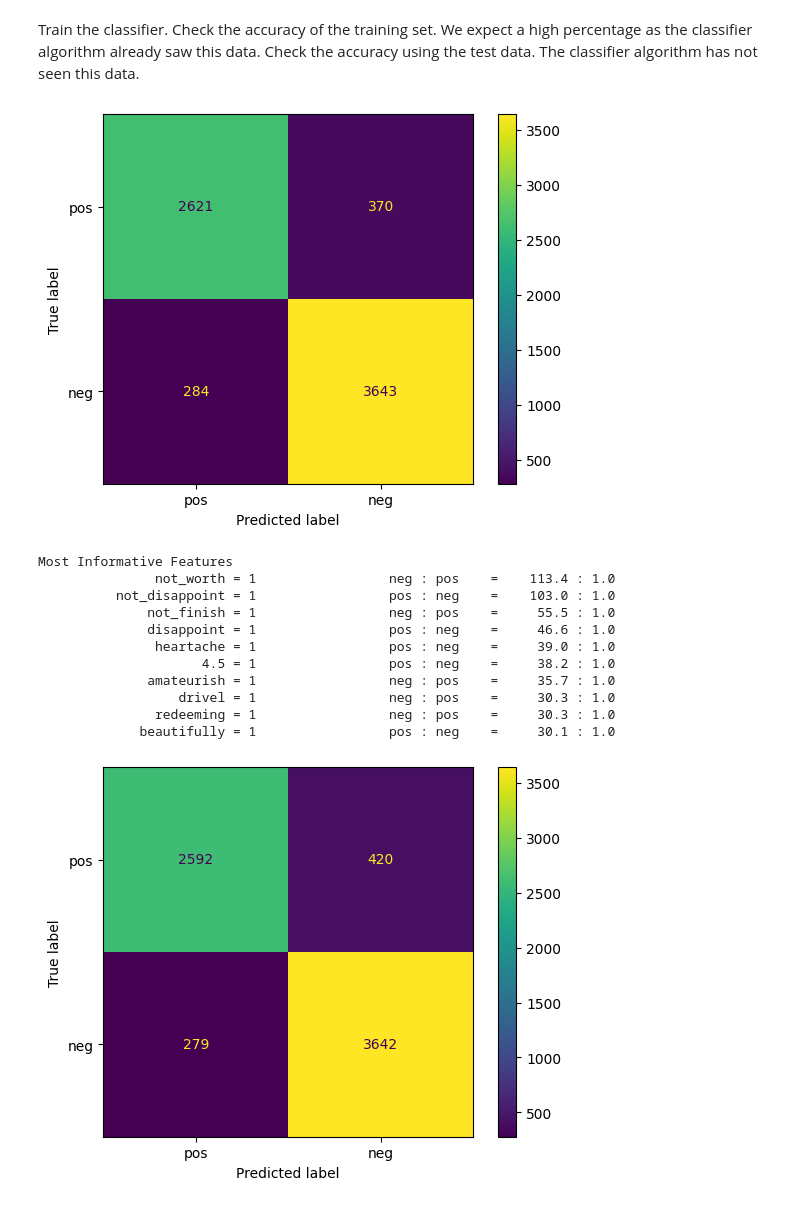
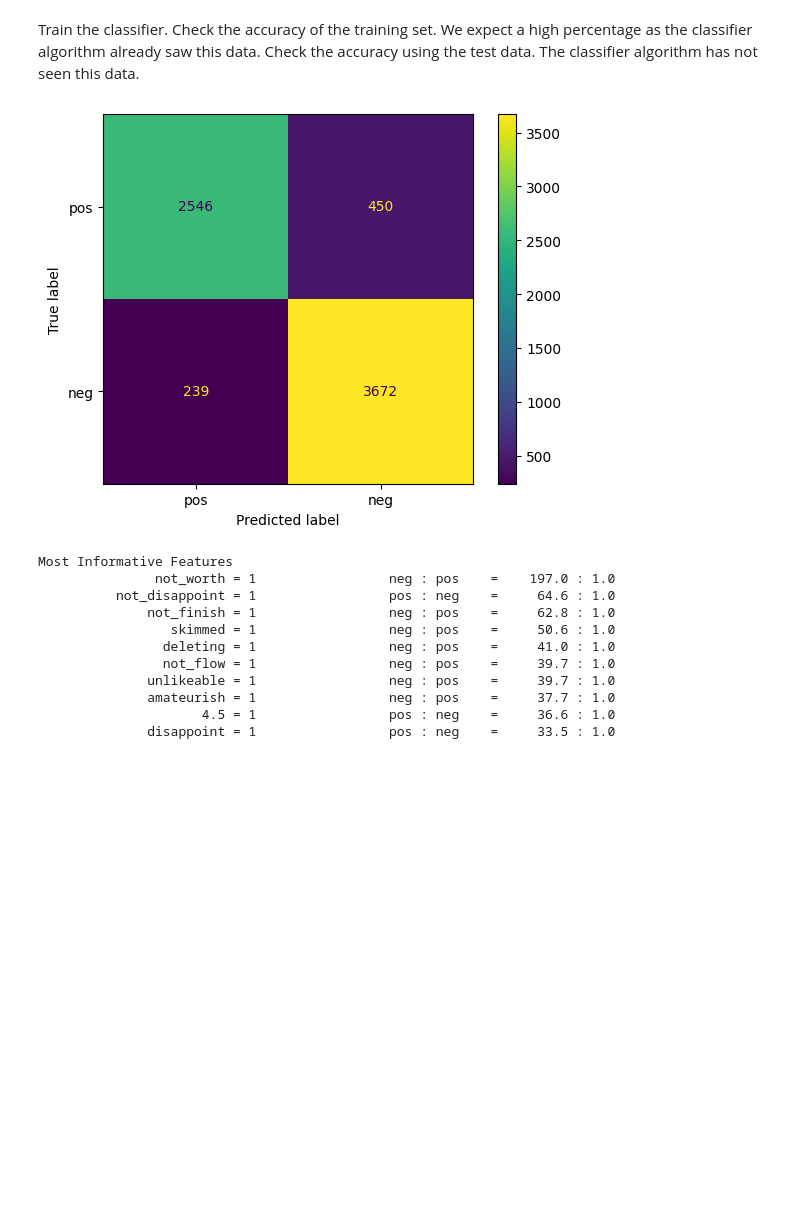
Before and after one commit to MeganHolborn/UCSanDiegoX-Python-for-Data-Science, a Jupyter notebook: Final_Project/Analysis/analysis.ipynb, the cells around one changed output. Cells and saved outputs as stored; diff of their text form; code cells hidden in the pictures; blank space fills up the shorter version.

```diff
--- a/Final_Project/Analysis/analysis.ipynb
+++ b/Final_Project/Analysis/analysis.ipynb
@@ -428,9 +428,6 @@ round(neg_split)
 Train the classifier. Check the accuracy of the training set. We expect a high percentage as the classifier algorithm already saw this data. Check the accuracy using the test data. The classifier algorithm has not seen this data.
 # %%
 accur_report = pd.DataFrame()
-clas_report = pd.DataFrame()
-
-measurement_accur_report = pd.DataFrame()
 
 # Create a random sample of positive and negative training data
 
@@ -449,58 +446,49 @@ classifier = NaiveBayesClassifier.train(pos_train + neg_train)
 # Test the accuracy
 
 train_accuracy = nltk.classify.util.accuracy(classifier, pos_train + neg_train)*100
 test_accuracy = nltk.classify.util.accuracy(classifier, pos_test + neg_test)*100
 
 # Create a classification report
 
 observed_result = []
 actual_result = []
 pos_and_neg_set = pos_test + neg_test
 
 for i in range(len(pos_and_neg_set)):
     observed_result.append(classifier.classify(pos_and_neg_set[i][0]))
     actual_result.append(pos_and_neg_set[i][1])
 
-measurement_clas_report = pd.DataFrame(classification_report(actual_result, observed_result, output_dict=True)).transpose()[:2]
-
-measurement_clas_report["measurement"] = measurement
+clas_report = pd.DataFrame(classification_report(actual_result, observed_result, output_dict=True)).transpose()[:2]
 
 # Create a confusion matrix for each measurement
 
-measurement_conf_matrix = confusion_matrix(actual_result, observed_result)
-measurement_conf_matrix_display = ConfusionMatrixDisplay(measurement_conf_matrix, display_labels=['pos','neg'])
-measurement_conf_matrix_display.plot()
+conf_matrix = confusion_matrix(actual_result, observed_result)
+conf_matrix_display = ConfusionMatrixDisplay(conf_matrix, display_labels=['pos','neg'])
+conf_matrix_display.plot()
 
 # Save and show the figure
-plt.savefig("../Results/Figures/Confusion_matrix_" + str(measurement) + ".png", dpi=1200)
+plt.savefig("../Results/Figures/Confusion_matrix.png", dpi=1200)
 
 plt.show()
 
 # Show the most informative features for each measurement
 
 classifier.show_most_informative_features()
 
 # Save the results
 
-measurement_accur_report["train_accuracy"] = [train_accuracy]
-measurement_accur_report["test_accuracy"] = [test_accuracy]
-
-accur_report = pd.concat([accur_report, measurement_accur_report])
-
-clas_report = pd.concat([clas_report, measurement_clas_report])
-
-accur_report = accur_report.reset_index(drop=True)
+accur_report["train_accuracy"] = [train_accuracy]
+accur_report["test_accuracy"] = [test_accuracy]
 # %% [output]
-[figure, old version]
+[figure, new version]
 Most Informative Features
-               not_worth = 1                 neg : pos    =    113.4 : 1.0
-          not_disappoint = 1                 pos : neg    =    103.0 : 1.0
-              not_finish = 1                 neg : pos    =     55.5 : 1.0
-              disappoint = 1                 pos : neg    =     46.6 : 1.0
-               heartache = 1                 pos : neg    =     39.0 : 1.0
-                     4.5 = 1                 pos : neg    =     38.2 : 1.0
-              amateurish = 1                 neg : pos    =     35.7 : 1.0
-                  drivel = 1                 neg : pos    =     30.3 : 1.0
-               redeeming = 1                 neg : pos    =     30.3 : 1.0
-             beautifully = 1                 pos : neg    =     30.1 : 1.0
+               not_worth = 1                 neg : pos    =    197.0 : 1.0
+          not_disappoint = 1                 pos : neg    =     64.6 : 1.0
+              not_finish = 1                 neg : pos    =     62.8 : 1.0
+                 skimmed = 1                 neg : pos    =     50.6 : 1.0
+                deleting = 1                 neg : pos    =     41.0 : 1.0
+                not_flow = 1                 neg : pos    =     39.7 : 1.0
+              unlikeable = 1                 neg : pos    =     39.7 : 1.0
+              amateurish = 1                 neg : pos    =     37.7 : 1.0
+                     4.5 = 1                 pos : neg    =     36.6 : 1.0
+              disappoint = 1                 pos : neg    =     33.5 : 1.0
-[figure, removed]
```
Also changed, not shown: parts of 3 cells of this notebook.
